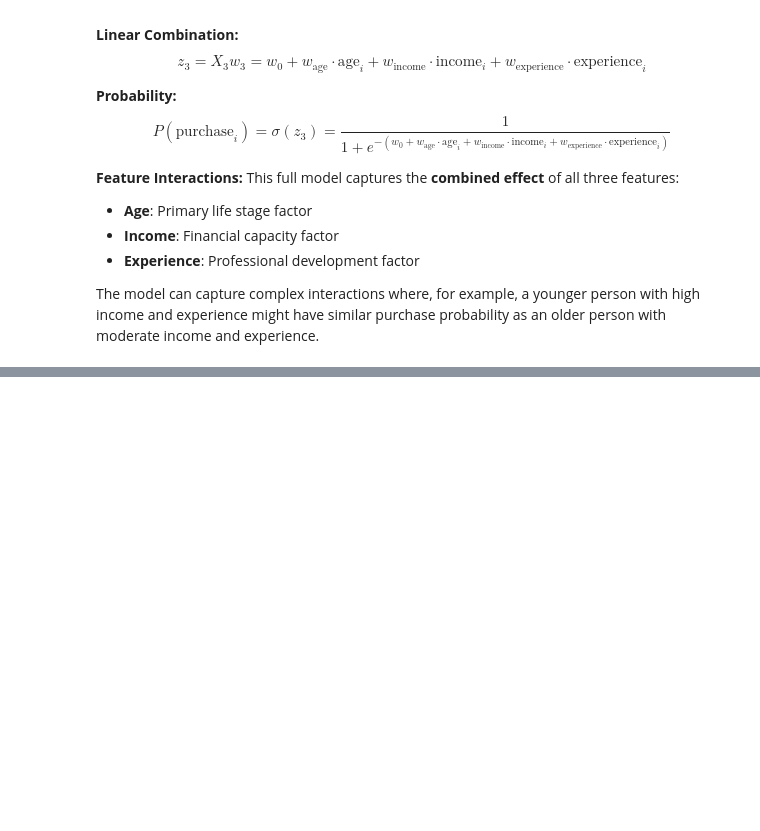
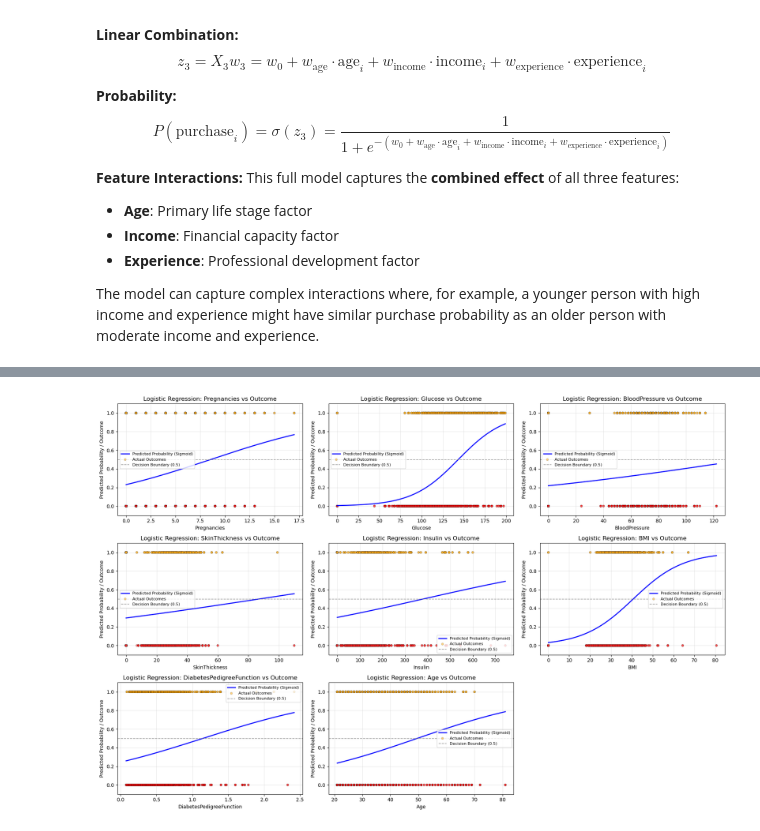
Before and after one commit to jonathanwong03/CS103-Project---G2T2, a Jupyter notebook: ipynb/LogisticRegression.ipynb, the cells around one changed output, grey strips where cells are left out. Drawn from its saved outputs; the diff is of its cells as text; code cells hidden in the pictures; blank space fills up the shorter version.

```diff
--- a/ipynb/LogisticRegression.ipynb
+++ b/ipynb/LogisticRegression.ipynb
@@ -1300,0 +1488,14 @@ plt.plot(age_range, prob_plot3, 'purple', linewidth=3, label='All Features Model
+# %%
+# Load the dataset
+diabetes_df = pd.read_csv('../data/diabetes-dataset.csv')
+
+# Display basic information about the dataset
+print("Dataset Shape:", diabetes_df.shape)
+print("\nAll 2000 rows of the diabetes dataset:")
+
+# Display the dataset with nice formatting
+pd.set_option('display.max_columns', None)
+pd.set_option('display.width', None)
+pd.set_option('display.max_colwidth', None)
+
+diabetes_df
@@ -1300,0 +1523,69 @@ plt.plot(age_range, prob_plot3, 'purple', linewidth=3, label='All Features Model
+# %%
+
+# === Prepare data ===
+# Automatically select all numeric feature columns except Outcome
+feature_names = [col for col in diabetes_df.columns if col != 'Outcome']
+
+y_diabetes = diabetes_df['Outcome'].values
+
+print("=== DIABETES DATASET LOGISTIC REGRESSION (UNIVARIATE VISUALIZATION) ===")
+print(f"Dataset size: {len(diabetes_df)} patients")
+print(f"Features used: {', '.join(feature_names)}")
+print(f"\nOutcome distribution:")
+print(f"  No Diabetes (0): {sum(y_diabetes == 0)} patients ({100*sum(y_diabetes == 0)/len(y_diabetes):.1f}%)")
+print(f"  Diabetes (1): {sum(y_diabetes == 1)} patients ({100*sum(y_diabetes == 1)/len(y_diabetes):.1f}%)")
+
+# === Plot logistic regression sigmoid curve for each feature individually ===
+n_features = len(feature_names)
+n_cols = 3
+n_rows = int(np.ceil(n_features / n_cols))
+
+fig, axes = plt.subplots(n_rows, n_cols, figsize=(18, 4 * n_rows))
+axes = axes.flatten()
+
+for idx, feature_name in enumerate(feature_names):
+    ax = axes[idx]
+
+    # Select single feature (reshape to 2D)
+    X_feature = diabetes_df[[feature_name]].values
+
+    # Standardize for numerical stability
+    scaler = StandardScaler()
+    X_scaled = scaler.fit_transform(X_feature)
+
+    # Train logistic regression for this single feature
+    lr = SklearnLogisticRegression(random_state=42, max_iter=1000)
+    lr.fit(X_scaled, y_diabetes)
+
+    # Sort for smooth plotting
+    X_range = np.linspace(X_scaled.min(), X_scaled.max(), 300).reshape(-1, 1)
+    y_proba = lr.predict_proba(X_range)[:, 1]
+
+    # Inverse transform X_range back to original feature scale
+    X_range_original = scaler.inverse_transform(X_range)
+
+    # Plot sigmoid curve
+    ax.plot(X_range_original, y_proba, color='blue', linewidth=2, label='Predicted Probability (Sigmoid)')
+
+    # Plot actual outcomes
+    colors = ['red' if y == 0 else 'orange' for y in y_diabetes]
+    ax.scatter(X_feature, y_diabetes, c=colors, alpha=0.5, s=20, edgecolors='black', linewidth=0.3, label='Actual Outcomes')
+
+    # Add decision boundary (prob = 0.5)
+    ax.axhline(y=0.5, color='gray', linestyle='--', linewidth=1.2, alpha=0.8, label='Decision Boundary (0.5)')
+
+    # Labels and titles
+    ax.set_title(f'Logistic Regression: {feature_name} vs Outcome', fontsize=12)
+    ax.set_xlabel(feature_name)
+    ax.set_ylabel('Predicted Probability / Outcome')
+    ax.set_ylim(-0.1, 1.1)
+    ax.grid(True, alpha=0.3)
+    ax.legend(fontsize=8, loc='best')
+
+# Remove unused subplots
+for j in range(n_features, len(axes)):
+    fig.delaxes(axes[j])
+
+plt.tight_layout()
+plt.show()
+# %% [output]
@@ -1300,0 +1599 @@ plt.plot(age_range, prob_plot3, 'purple', linewidth=3, label='All Features Model
+[figure, added]
```
Also changed, not shown: parts of 24 cells of this notebook, 1 other file.
